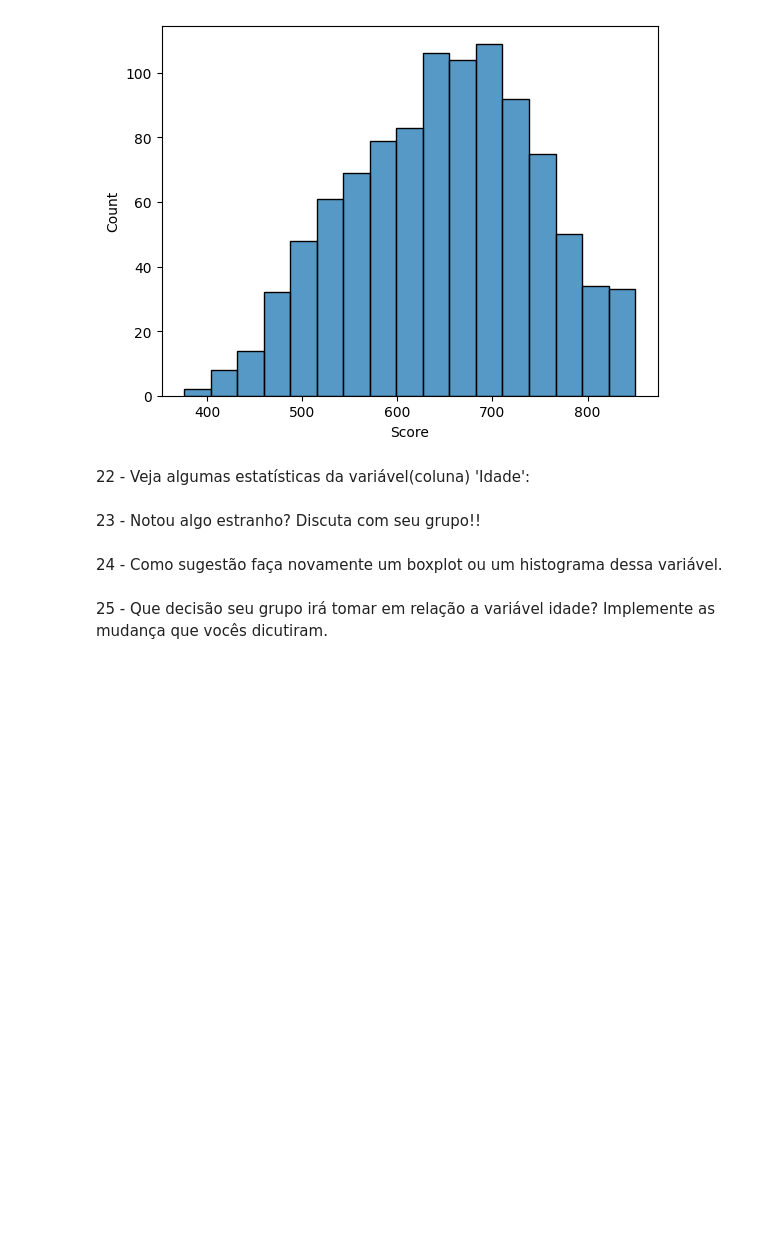
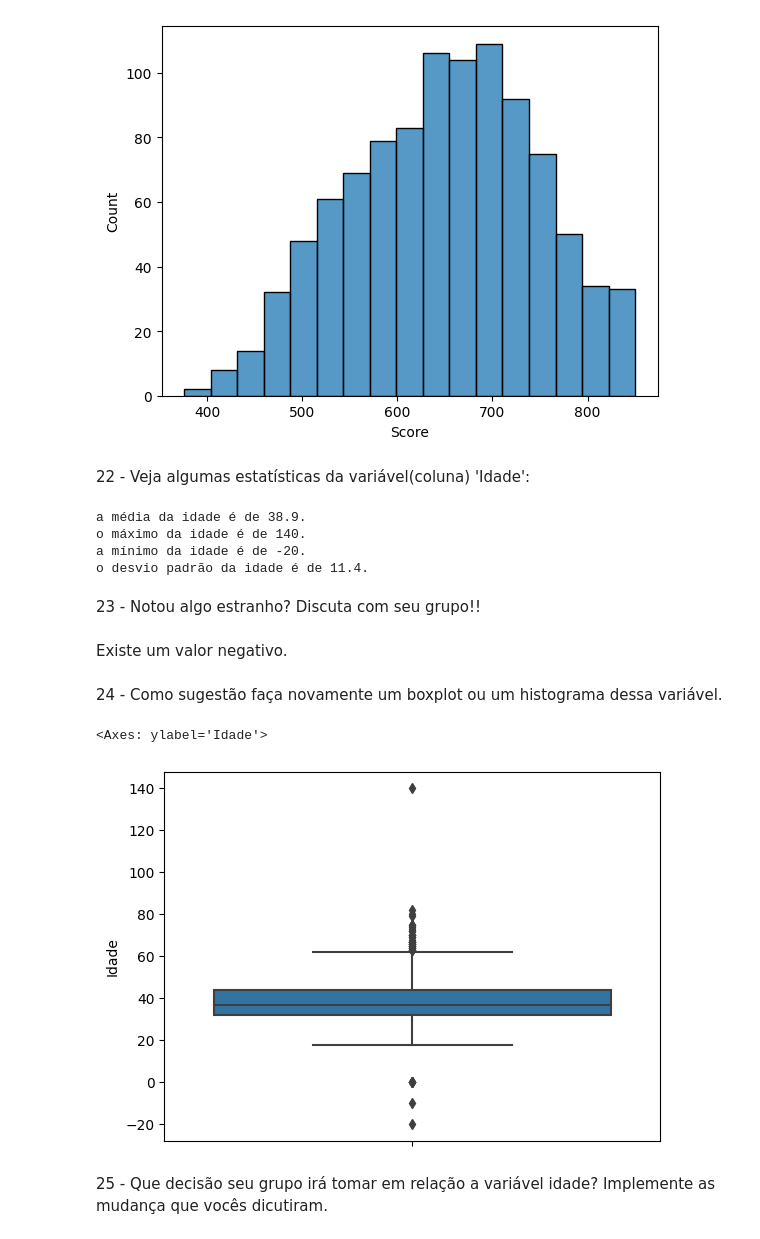
Before and after one commit to ceska68/Exercicios, a Jupyter notebook: Desafio_5_Limpando_um_dataset_.ipynb, the cells around one changed output. Cells and saved outputs as stored; diff of their text form; code cells hidden in the pictures; blank space fills up the shorter version.

```diff
--- a/Desafio_5_Limpando_um_dataset_.ipynb
+++ b/Desafio_5_Limpando_um_dataset_.ipynb
@@ -241,9 +241,31 @@ sns.histplot(x=df["Score"])
 [figure]
 # %% [markdown]
 22 - Veja algumas estatísticas da variável(coluna) 'Idade':
+# %%
+mean = df['Idade'].mean()
+max = df['Idade'].max()
+min = df['Idade'].min()
+std = df['Idade'].std()
+
+print(f'a média da idade é de {round(mean,2)}.')
+print(f'o máximo da idade é de {max}.')
+print(f'a mínimo da idade é de {min}.')
+print(f'o desvio padrão da idade é de {round(std,2)}.')
+# %% [output]
+a média da idade é de 38.9.
+o máximo da idade é de 140.
+a mínimo da idade é de -20.
+o desvio padrão da idade é de 11.4.
 # %% [markdown]
 23 - Notou algo estranho? Discuta com seu grupo!!
+# %% [markdown]
+Existe um valor negativo.
 # %% [markdown]
 24 - Como sugestão faça novamente um boxplot ou um histograma dessa variável.
+# %%
+sns.boxplot(y=df["Idade"])
+# %% [output]
+<Axes: ylabel='Idade'>
+[figure, added]
 # %% [markdown]
 25 - Que decisão seu grupo irá tomar em relação a variável idade? Implemente as mudança que vocês dicutiram.
```
Also changed, not shown: parts of 3 cells of this notebook.
